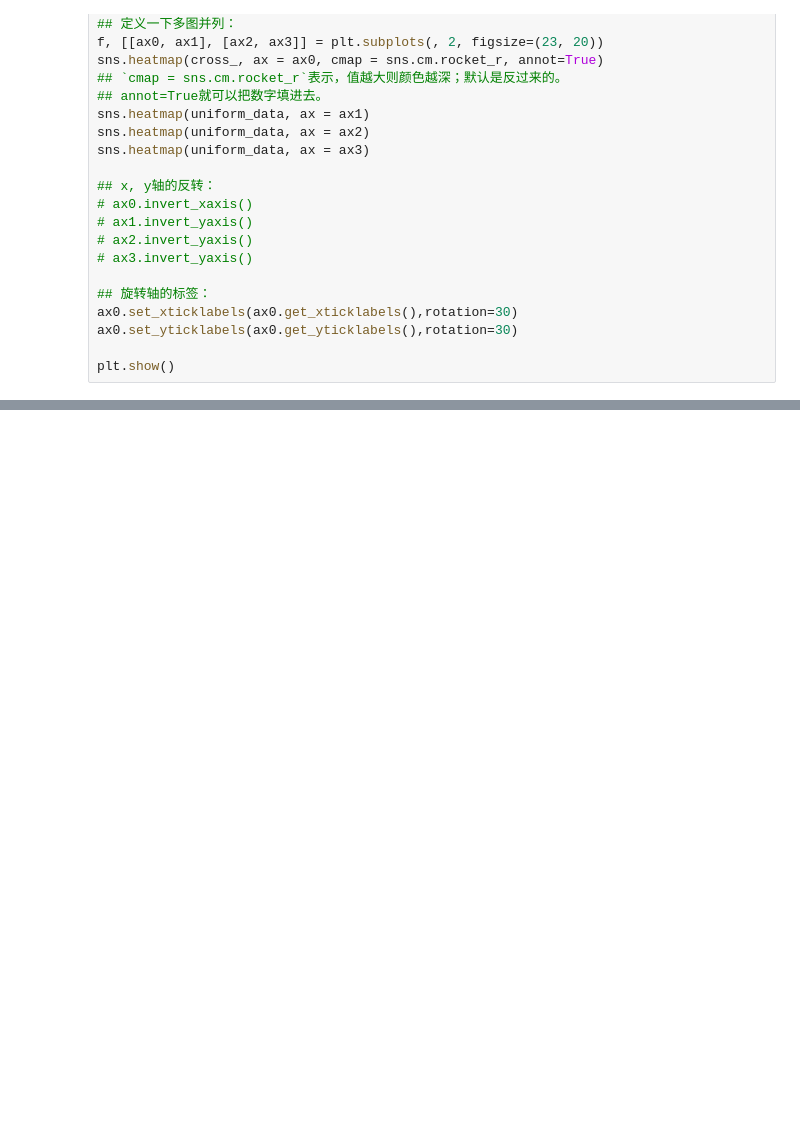
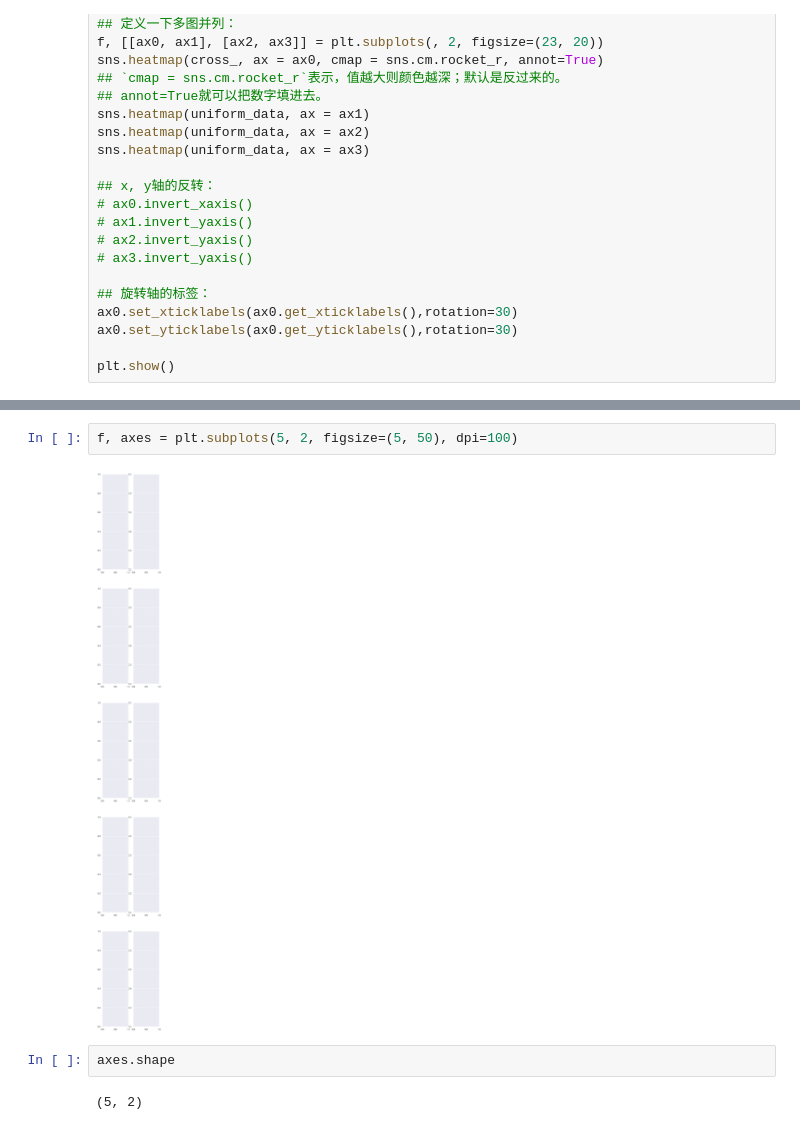
Before and after one commit to XMK233/ML_Tryout, a Jupyter notebook: x-seaborn画图.ipynb, the cells around one changed output, grey strips where cells are left out. Saved outputs shown, nothing was run; the diff lists cells and outputs as text; blank space fills up the shorter version.

```diff
--- a/x-seaborn画图.ipynb
+++ b/x-seaborn画图.ipynb
@@ -54,0 +75,8 @@ plt.show()
+# %%
+f, axes = plt.subplots(5, 2, figsize=(5, 50), dpi=100)
+# %% [output]
+[figure, added]
+# %%
+axes.shape
+# %% [output]
+(5, 2)
```
Also changed, not shown: parts of 2 cells of this notebook, 1 other file.
